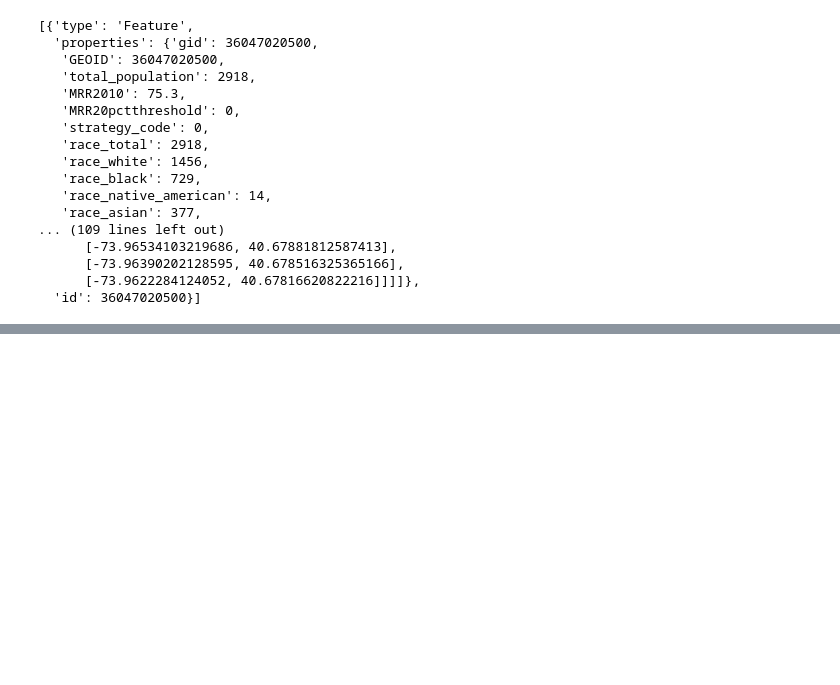
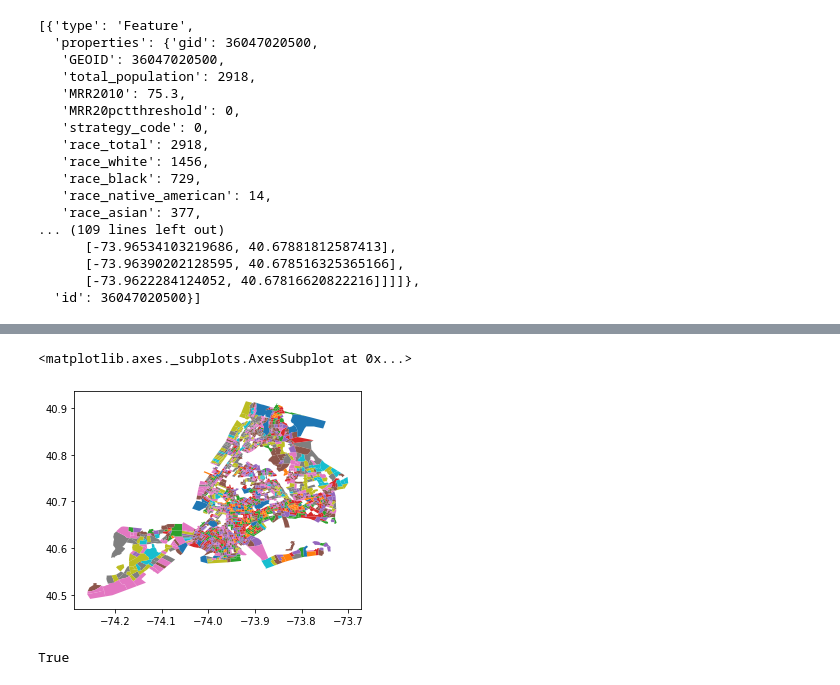
Before and after one commit to stuartlynn/NYCCensusCountMap, a Jupyter notebook: ETL/WrangleData.ipynb, the cells around one changed output, grey strips where cells are left out. Cells and saved outputs as stored; diff of their text form; code cells hidden in the pictures; blank space fills up the shorter version.

```diff
--- a/ETL/WrangleData.ipynb
+++ b/ETL/WrangleData.ipynb
@@ -1144,3 +1259,8 @@ htc_data[htc_data.Tract10==205]
       [-73.96390202128595, 40.678516325365166],
       [-73.9622284124052, 40.67816620822216]]]]},
   'id': 36047020500}]
+# %%
+with open("NewData/census_2020_response_rate.json") as f:
+    data = json.load(f)
+    data = pd.DataFrame(data[1:],columns=data[0])
+    data = data.assign(GEO_ID = data.GEO_ID.str.replace('1400000US',''), resp_2010 = pd.to_numeric(data.FSRR2010,errors='coerce'))
@@ -1146,0 +1271,2 @@ htc_data[htc_data.Tract10==205]
+# %%
+missing_vals = all_joined[all_joined.resp_2010.isna()]
@@ -1146,0 +1373,2 @@ htc_data[htc_data.Tract10==205]
+# %%
+missing_vals.set_index(missing_vals.GEOID.astype(str).str[:-2]).join(data.set_index(data.GEO_ID.astype(str).str[:-2]), rsuffix='r', how='left').drop('resp_2010',axis=1).rename(columns = {'resp_2010r':'resp_2010' })
@@ -1146,0 +1392,2 @@ htc_data[htc_data.Tract10==205]
+# %%
+tracts_2010_2018 = gp.read_file('NewData/tl_2018_36_tract.shp', dtype={'FSRR2010' : 'float'})
@@ -1146,0 +1409,10 @@ htc_data[htc_data.Tract10==205]
+# %%
+j = tracts_2010_2018.set_index(tracts_2010_2018.GEOID.astype(int)).join(data.set_index(data.GEO_ID.astype(int)), how='left')
+j[j.county.isin(['005','061','047','081','085'])].plot(column='FSRR2010')
+# %% [output]
+<matplotlib.axes._subplots.AxesSubplot at 0x...>
+[figure, added]
+# %%
+j.county.isin(['005','061'])
+# %% [output]
+True
```
Also changed, not shown: parts of 37 cells of this notebook, 11 other files.
